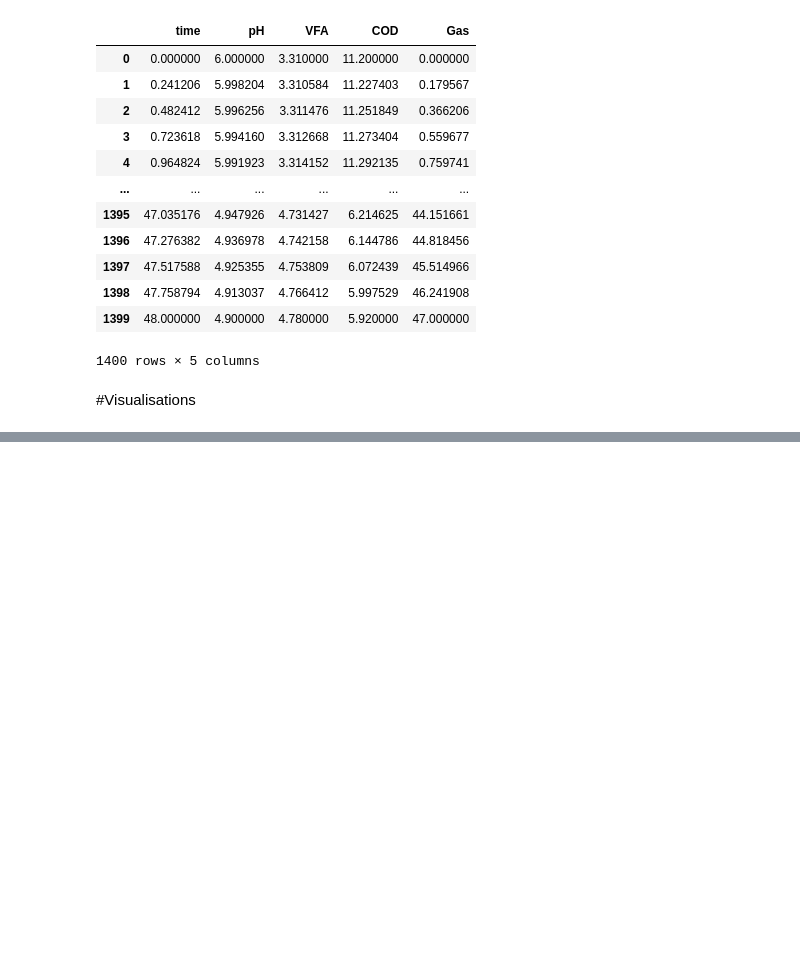
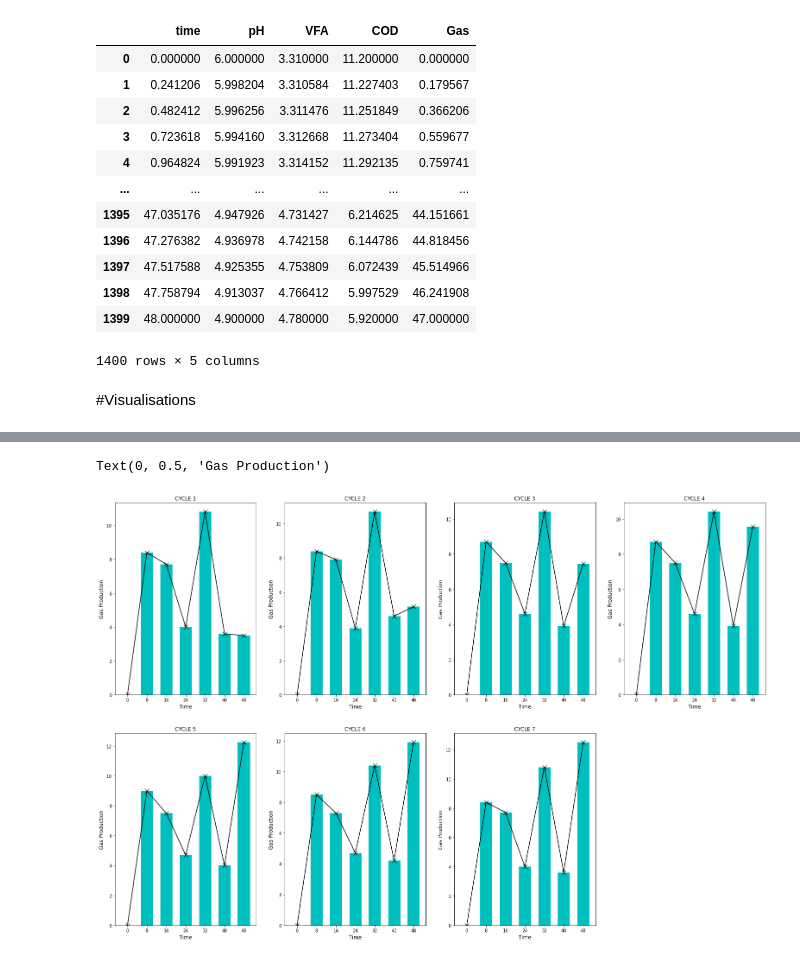
Before and after one commit to ayushranjan6456/HydrogenPrediction, a Jupyter notebook: Interpolation.ipynb, the cells around one changed output, grey strips where cells are left out. Saved outputs shown, nothing was run; the diff lists cells and outputs as text; code cells hidden in the pictures; blank space fills up the shorter version.

```diff
--- a/Interpolation.ipynb
+++ b/Interpolation.ipynb
@@ -615,0 +616,79 @@ plt.show()
+# %%
+f = plt.figure()
+f.set_figwidth(27)
+f.set_figheight(18)
+
+x=cyc1['Time']
+y1=[0, 8.4, 7.7, 4, 10.8, 3.6, 3.5]
+y2=[0, 8.4, 7.9, 3.9, 10.7, 4.6, 5.15]
+y3=[0, 8.7, 7.5, 4.6, 10.4, 3.9, 7.45]
+y4=[0, 8.7, 7.5, 4.6, 10.4, 3.9, 9.55]
+y5=[0, 9, 7.5, 4.7, 10, 4, 12.25]
+y6=[0, 8.5, 7.3, 4.7, 10.4, 4.2, 11.9]
+y7=[0, 8.4, 7.7, 4, 10.8, 3.6, 12.5]
+
+ax1 = plt.subplot(241)
+ax1.set_xticks(x)
+
+plt.bar(x, y1, width=5, color='c')
+plt.plot(x, y1, marker='x', color='black', ms=10)
+plt.title("CYCLE 1")
+plt.xlabel('Time', fontsize=12)
+plt.ylabel('Gas Production', fontsize=12)
+
+ax2 = plt.subplot(242)
+ax2.set_xticks(x)
+
+plt.bar(x, y2, width=5, color='c')
+plt.plot(x, y2, marker='x', color='black', ms=10)
+plt.title("CYCLE 2")
+plt.xlabel('Time', fontsize=12)
+plt.ylabel('Gas Production', fontsize=12)
+
+ax3 = plt.subplot(243)
+ax3.set_xticks(x)
+
+plt.bar(x, y3, width=5, color='c')
+plt.plot(x, y3, marker='x', color='black', ms=10)
+plt.title("CYCLE 3")
+plt.xlabel('Time', fontsize=12)
+plt.ylabel('Gas Production', fontsize=12)
+
+ax4 = plt.subplot(244)
+ax4.set_xticks(x)
+
+plt.bar(x, y4, width=5, color='c')
+plt.plot(x, y4, marker='x', color='black', ms=10)
+plt.title("CYCLE 4")
+plt.xlabel('Time', fontsize=12)
+plt.ylabel('Gas Production', fontsize=12)
+
+ax5 = plt.subplot(245)
+ax5.set_xticks(x)
+
+plt.bar(x, y5, width=5, color='c')
+plt.plot(x, y5, marker='x', color='black', ms=10)
+plt.title("CYCLE 5")
+plt.xlabel('Time', fontsize=12)
+plt.ylabel('Gas Production', fontsize=12)
+
+ax6 = plt.subplot(246)
+ax6.set_xticks(x)
+
+plt.bar(x, y6, width=5, color='c')
+plt.plot(x, y6, marker='x', color='black', ms=10)
+plt.title("CYCLE 6")
+plt.xlabel('Time', fontsize=12)
+plt.ylabel('Gas Production', fontsize=12)
+
+ax7 = plt.subplot(247)
+ax7.set_xticks(x)
+
+plt.bar(x, y7, width=5, color='c')
+plt.plot(x, y7, marker='x', color='black', ms=10)
+plt.title("CYCLE 7")
+plt.xlabel('Time', fontsize=12)
+plt.ylabel('Gas Production', fontsize=12)
+# %% [output]
+Text(0, 0.5, 'Gas Production')
+[figure, added]
```
Also changed, not shown: parts of 1 cell of this notebook.
